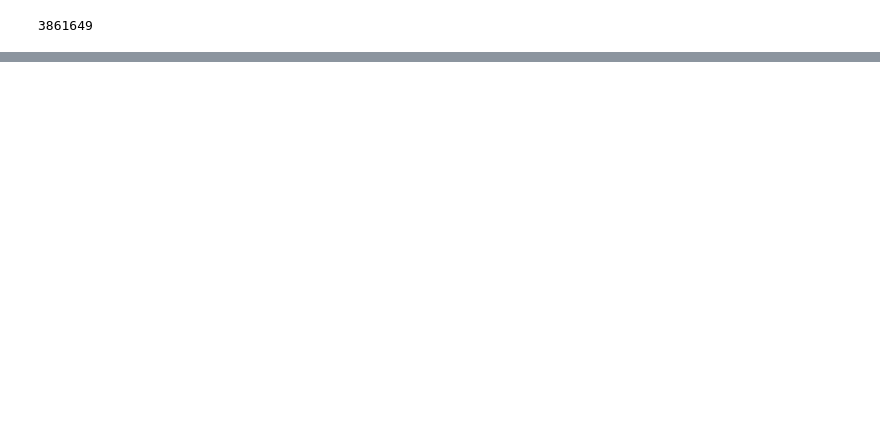
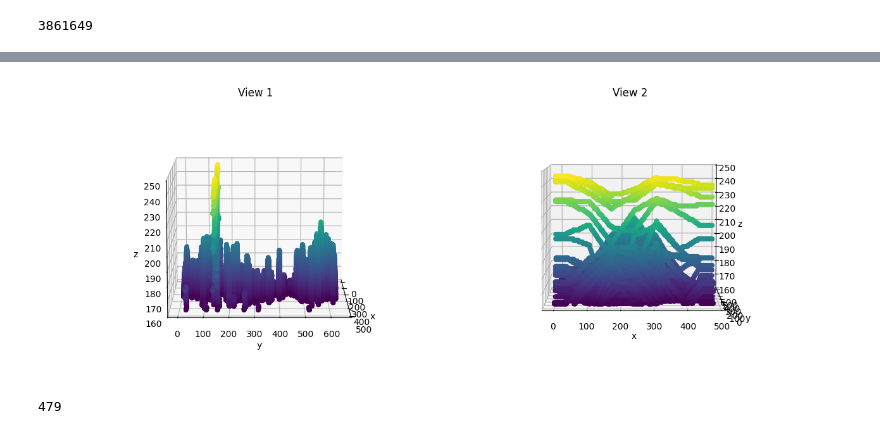
Before and after one commit to wszystko1/Timestaming-using-ENF-, a Jupyter notebook: extract.ipynb, the cells around one changed output, grey strips where cells are left out. Cells and saved outputs as stored; diff of their text form; code cells hidden in the pictures; blank space fills up the shorter version.

```diff
--- a/extract.ipynb
+++ b/extract.ipynb
@@ -136 +135,35 @@ plt.show()
+# %%
+%matplotlib widget
+import matplotlib.pyplot as plt
+from mpl_toolkits.mplot3d import Axes3D
+
+fig, axs = plt.subplots(
+    1, 2, figsize=(6.4*2, 4.8),
+    subplot_kw={'projection': '3d'}
+)
+
+axs[0].scatter(X_filtered[:, 0], X_filtered[:, 1], X_filtered[:, 2], c=X_filtered[:, 2])
+axs[0].view_init(elev=10, azim=360)
+axs[0].set_xlabel('x')
+axs[0].set_ylabel('y')
+axs[0].set_zlabel('z')
+axs[0].set_zlim((160, 250))
+axs[0].set_title('View 1')
+
+axs[1].scatter(X_filtered[:, 0], X_filtered[:, 1], X_filtered[:, 2], c=X_filtered[:, 2])
+axs[1].view_init(elev=5, azim=270)
+axs[1].set_xlabel('x')
+axs[1].set_ylabel('y')
+axs[1].set_zlabel('z')
+axs[1].set_zlim((160, 250))
+axs[1].set_title('View 2')
+
+plt.tight_layout()
+plt.show()
+
+
+print(np.max(X_filtered[:, 0]))
+# %% [output]
+[figure, added]
+479
 # %%
```
Also changed, not shown: parts of 16 cells of this notebook.
